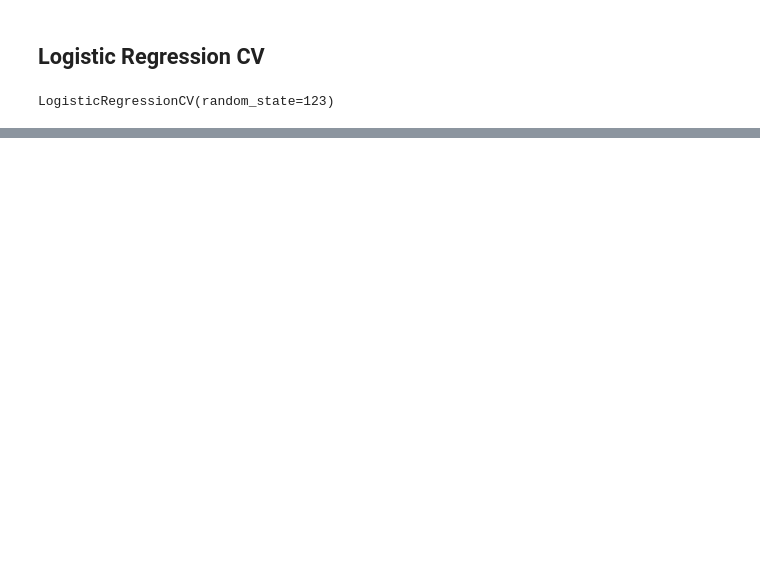
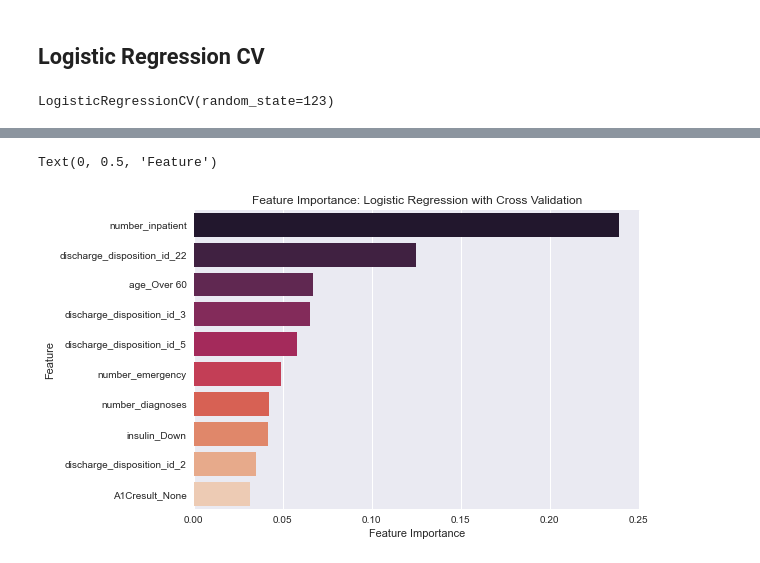
Before and after one commit to sagarwala12/HRRP, a Jupyter notebook: matt/Feature Engineering.ipynb, the cells around one changed output, grey strips where cells are left out. Drawn from its saved outputs; the diff is of its cells as text; code cells hidden in the pictures; blank space fills up the shorter version.

Commit message:
add lrcv

```diff
--- a/matt/Feature Engineering.ipynb
+++ b/matt/Feature Engineering.ipynb
@@ -521,7 +521,7 @@ Text(0, 0.5, 'Feature')
 # %%
 # logistic regression CV
 from sklearn.linear_model import LogisticRegressionCV
-lr=LogisticRegressionCV(random_state = 123)
-lr.fit(X_train, y_train)
+lr_cv=LogisticRegressionCV(random_state = 123)
+lr_cv.fit(X_train, y_train)
 # %% [output]
 LogisticRegressionCV(random_state=123)
@@ -527,0 +606,13 @@ LogisticRegressionCV(random_state=123)
+# %%
+lrcv_feat_dict = {'Feature':X_train_res.columns, 'Feature Importance':lr_cv.coef_.reshape(lr.coef_.shape[1],)}
+lrcv_feat_df = pd.DataFrame(lrcv_feat_dict)
+lrcv_feat_df = lrcv_feat_df.sort_values('Feature Importance', ascending=False).head(10)
+
+plt.figure()
+sns.barplot(x = lrcv_feat_df['Feature Importance'], y = lrcv_feat_df['Feature'], palette = 'rocket')
+plt.title('Feature Importance: Logistic Regression with Cross Validation')
+plt.xlabel('Feature Importance')
+plt.ylabel('Feature')
+# %% [output]
+Text(0, 0.5, 'Feature')
+[figure, added]
```
Also changed, not shown: parts of 6 cells of this notebook.
